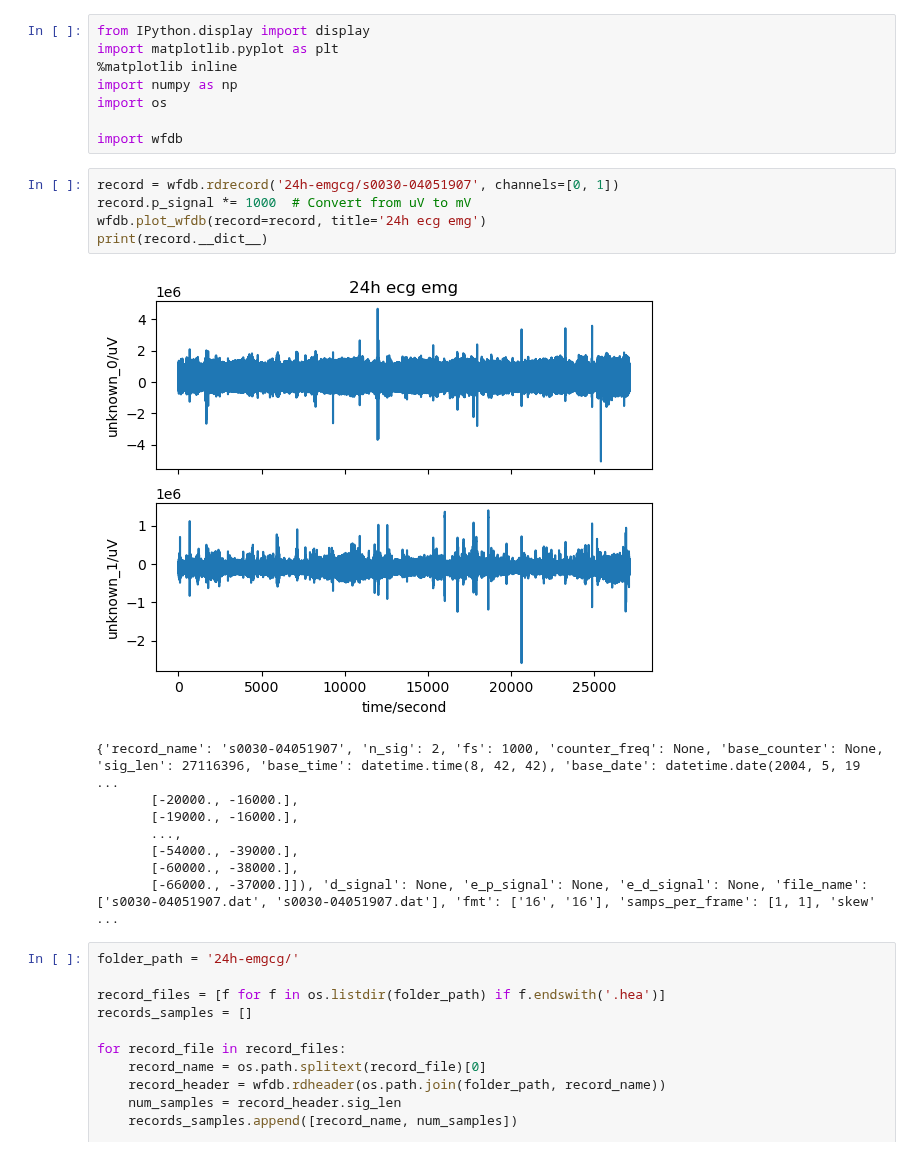
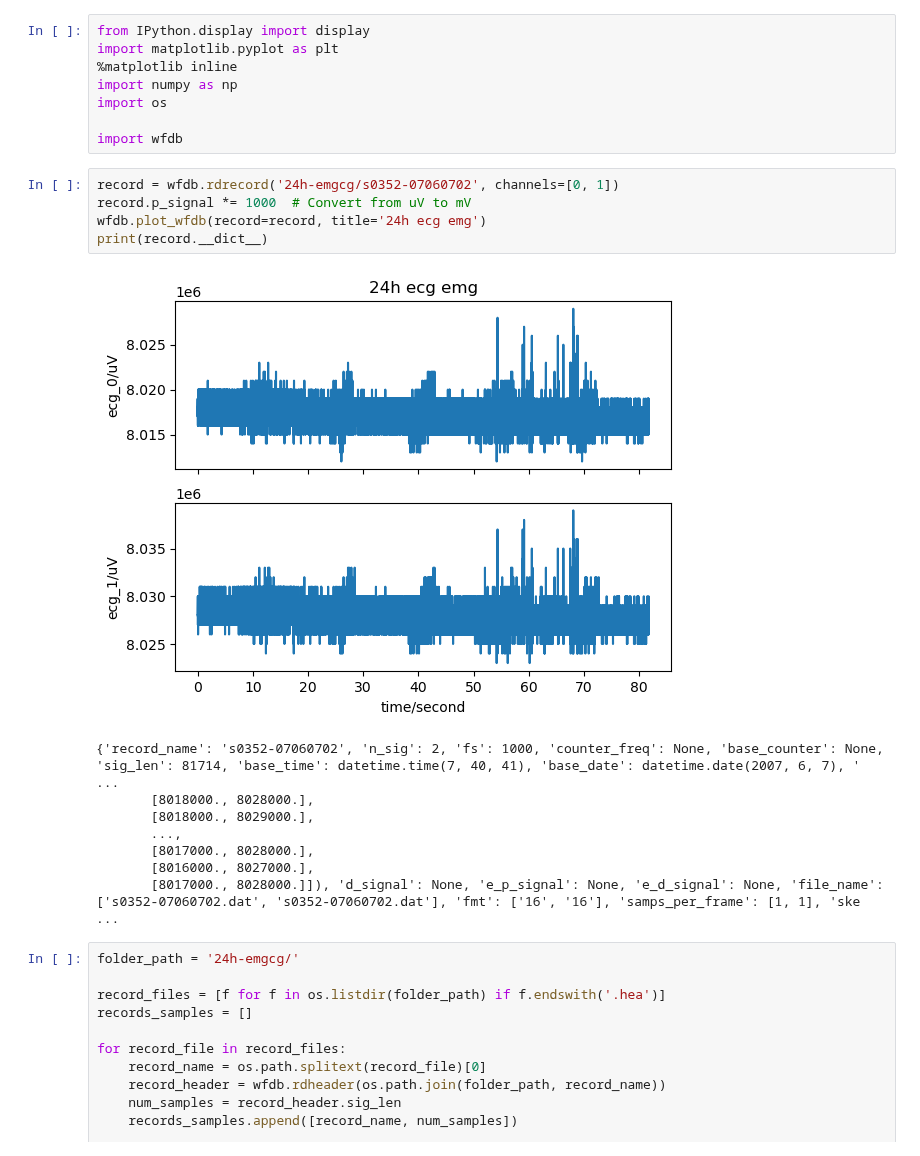
Before and after one commit to ng-anhhtuann/ecg-stroke-prediction, a Jupyter notebook: elderly-stroke/ecg.ipynb, the cells around one changed output. Saved outputs shown, nothing was run; the diff lists cells and outputs as text.

Commit message:
[ng-anhhtuann] Load from wfdb

```diff
--- a/elderly-stroke/ecg.ipynb
+++ b/elderly-stroke/ecg.ipynb
@@ -7,19 +7,19 @@ import os
 
 import wfdb
 # %%
-record = wfdb.rdrecord('24h-emgcg/s0030-04051907', channels=[0, 1])
+record = wfdb.rdrecord('24h-emgcg/s0352-07060702', channels=[0, 1])
 record.p_signal *= 1000  # Convert from uV to mV
 wfdb.plot_wfdb(record=record, title='24h ecg emg')
 print(record.__dict__)
 # %% [output]
-[figure, old version]
+[figure, new version]
-{'record_name': 's0030-04051907', 'n_sig': 2, 'fs': 1000, 'counter_freq': None, 'base_counter': None, 'sig_len': 27116396, 'base_time': datetime.time(8, 42, 42), 'base_date': datetime.date(2004, 5, 19 ...
-       [-20000., -16000.],
-       [-19000., -16000.],
+{'record_name': 's0352-07060702', 'n_sig': 2, 'fs': 1000, 'counter_freq': None, 'base_counter': None, 'sig_len': 81714, 'base_time': datetime.time(7, 40, 41), 'base_date': datetime.date(2007, 6, 7), ' ...
+       [8018000., 8028000.],
+       [8018000., 8029000.],
        ...,
-       [-54000., -39000.],
-       [-60000., -38000.],
-       [-66000., -37000.]]), 'd_signal': None, 'e_p_signal': None, 'e_d_signal': None, 'file_name': ['s0030-04051907.dat', 's0030-04051907.dat'], 'fmt': ['16', '16'], 'samps_per_frame': [1, 1], 'skew' ...
+       [8017000., 8028000.],
+       [8016000., 8027000.],
+       [8017000., 8028000.]]), 'd_signal': None, 'e_p_signal': None, 'e_d_signal': None, 'file_name': ['s0352-07060702.dat', 's0352-07060702.dat'], 'fmt': ['16', '16'], 'samps_per_frame': [1, 1], 'ske ...
 # %%
 folder_path = '24h-emgcg/'
 
```
Also changed, not shown: parts of 2 cells of this notebook.
